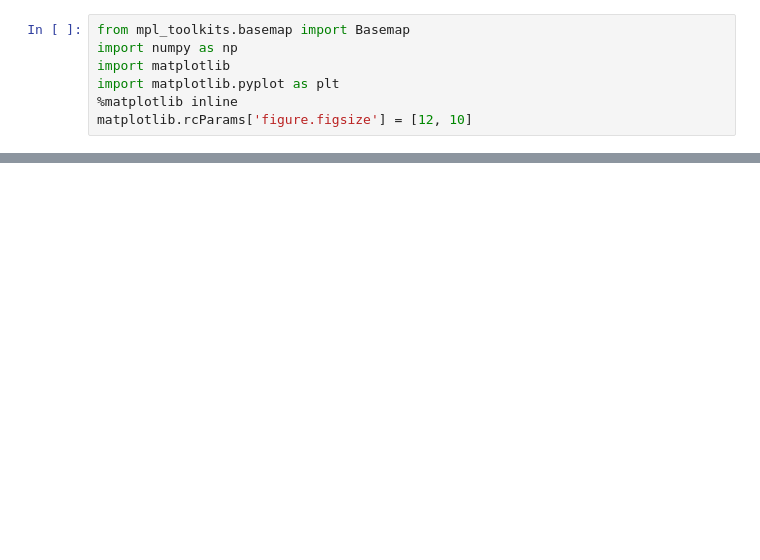
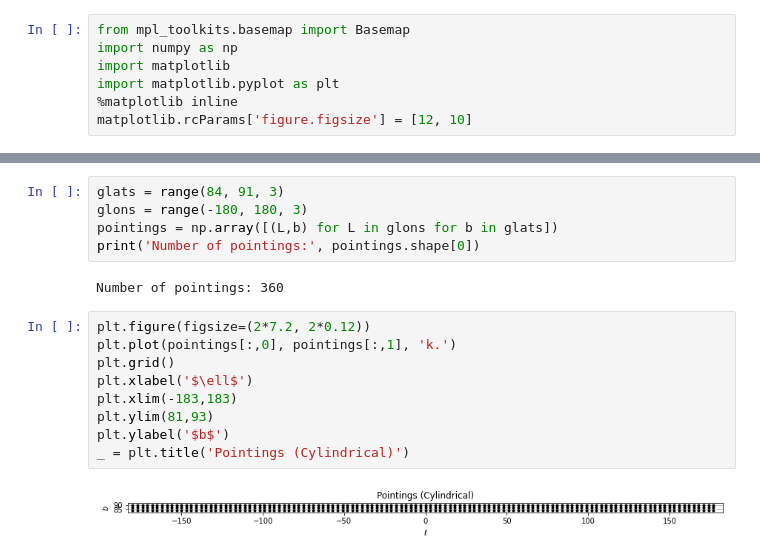
Before and after one commit to AaronParsons/ugradio, a Jupyter notebook: jupyter_tutorials/lab4/pointings.ipynb, the cells around one changed output, grey strips where cells are left out. Cells and saved outputs as stored; diff of their text form; blank space fills up the shorter version.

```diff
--- a/jupyter_tutorials/lab4/pointings.ipynb
+++ b/jupyter_tutorials/lab4/pointings.ipynb
@@ -7,0 +12,18 @@ matplotlib.rcParams['figure.figsize'] = [12, 10]
+# %%
+glats = range(84, 91, 3)
+glons = range(-180, 180, 3)
+pointings = np.array([(L,b) for L in glons for b in glats])
+print('Number of pointings:', pointings.shape[0])
+# %% [output]
+Number of pointings: 360
+# %%
+plt.figure(figsize=(2*7.2, 2*0.12))
+plt.plot(pointings[:,0], pointings[:,1], 'k.')
+plt.grid()
+plt.xlabel('$\ell$')
+plt.xlim(-183,183)
+plt.ylim(81,93)
+plt.ylabel('$b$')
+_ = plt.title('Pointings (Cylindrical)')
+# %% [output]
+[figure, added]
```
Also changed, not shown: parts of 11 cells of this notebook, 13 other files.
